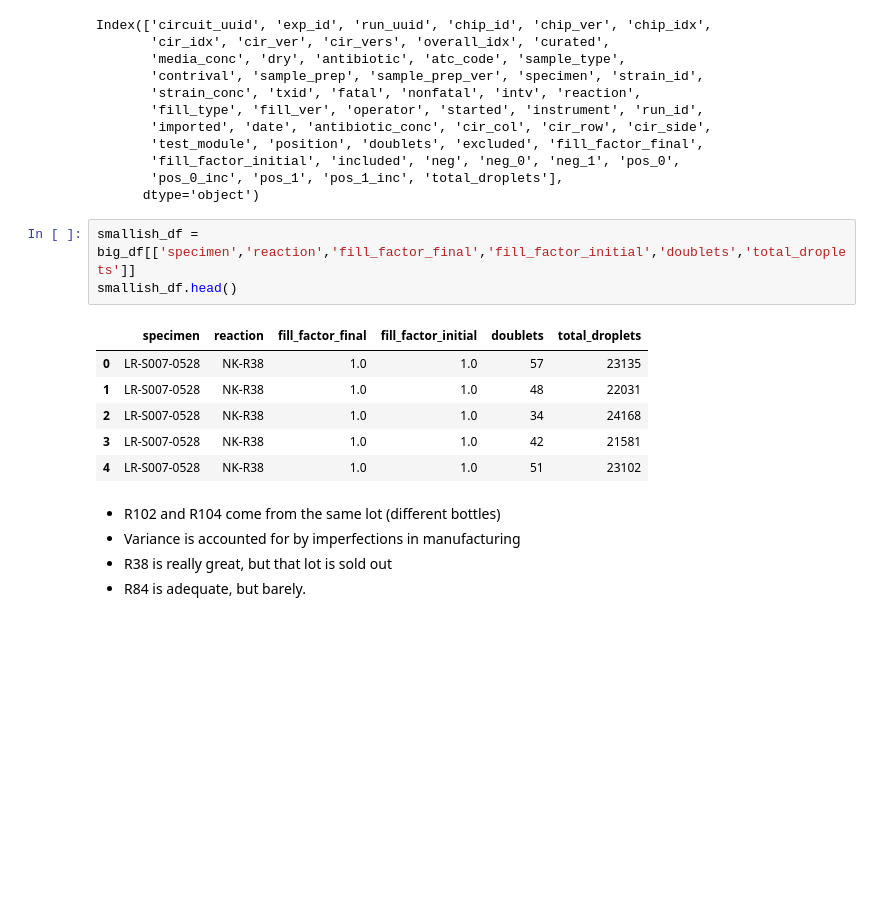
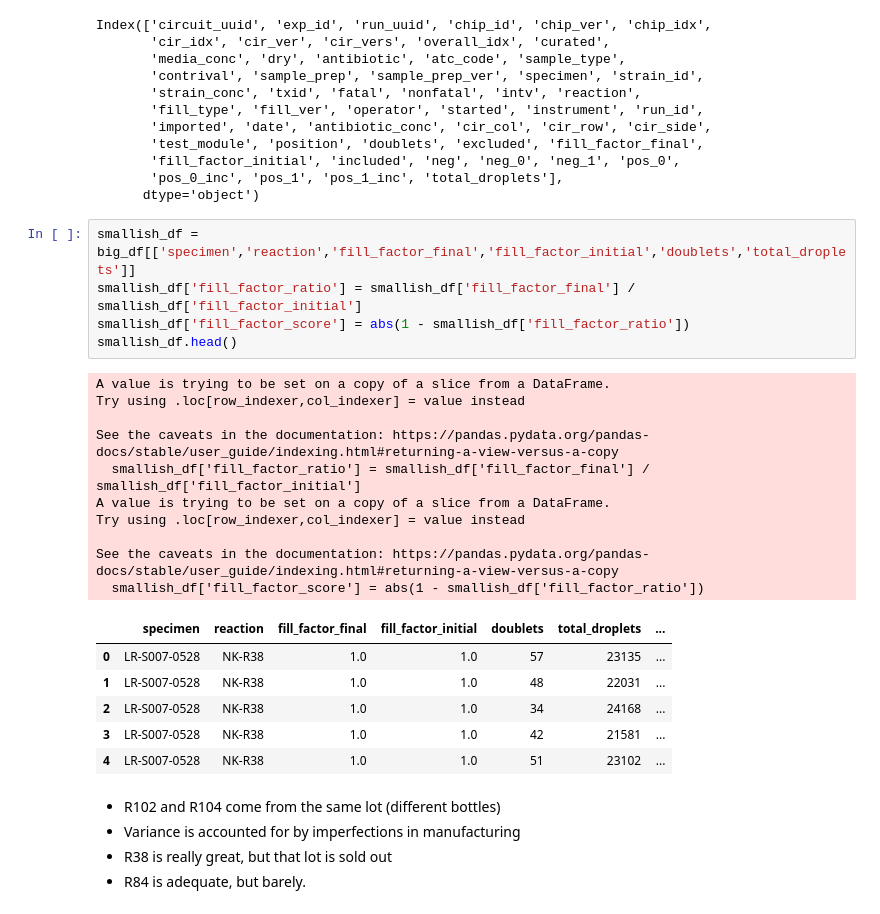
Before and after one commit to nicolejordann/Project_1, a Jupyter notebook: JameysCharts.ipynb, the cells around one changed output. Cells and saved outputs as stored; diff of their text form; blank space fills up the shorter version.

```diff
--- a/JameysCharts.ipynb
+++ b/JameysCharts.ipynb
@@ -19,14 +19,26 @@ Index(['circuit_uuid', 'exp_id', 'run_uuid', 'chip_id', 'chip_ver', 'chip_idx',
       dtype='object')
 # %%
 smallish_df = big_df[['specimen','reaction','fill_factor_final','fill_factor_initial','doublets','total_droplets']]
+smallish_df['fill_factor_ratio'] = smallish_df['fill_factor_final'] / smallish_df['fill_factor_initial']
+smallish_df['fill_factor_score'] = abs(1 - smallish_df['fill_factor_ratio'])
 smallish_df.head()
 # %% [output]
+A value is trying to be set on a copy of a slice from a DataFrame.
+Try using .loc[row_indexer,col_indexer] = value instead
+
+See the caveats in the documentation: https://pandas.pydata.org/pandas-docs/stable/user_guide/indexing.html#returning-a-view-versus-a-copy
+  smallish_df['fill_factor_ratio'] = smallish_df['fill_factor_final'] / smallish_df['fill_factor_initial']
+A value is trying to be set on a copy of a slice from a DataFrame.
+Try using .loc[row_indexer,col_indexer] = value instead
+
+See the caveats in the documentation: https://pandas.pydata.org/pandas-docs/stable/user_guide/indexing.html#returning-a-view-versus-a-copy
+  smallish_df['fill_factor_score'] = abs(1 - smallish_df['fill_factor_ratio'])
-|  | specimen | reaction | fill_factor_final | fill_factor_initial | doublets | total_droplets |
-| 0 | LR-S007-0528 | NK-R38 | 1.0 | 1.0 | 57 | 23135 |
-| 1 | LR-S007-0528 | NK-R38 | 1.0 | 1.0 | 48 | 22031 |
-| 2 | LR-S007-0528 | NK-R38 | 1.0 | 1.0 | 34 | 24168 |
-| 3 | LR-S007-0528 | NK-R38 | 1.0 | 1.0 | 42 | 21581 |
-| 4 | LR-S007-0528 | NK-R38 | 1.0 | 1.0 | 51 | 23102 |
+|  | specimen | reaction | fill_factor_final | fill_factor_initial | doublets | total_droplets | ... |
+| 0 | LR-S007-0528 | NK-R38 | 1.0 | 1.0 | 57 | 23135 | ... |
+| 1 | LR-S007-0528 | NK-R38 | 1.0 | 1.0 | 48 | 22031 | ... |
+| 2 | LR-S007-0528 | NK-R38 | 1.0 | 1.0 | 34 | 24168 | ... |
+| 3 | LR-S007-0528 | NK-R38 | 1.0 | 1.0 | 42 | 21581 | ... |
+| 4 | LR-S007-0528 | NK-R38 | 1.0 | 1.0 | 51 | 23102 | ... |
 # %% [markdown]
 - R102 and R104 come from the same lot (different bottles)
 - Variance is accounted for by imperfections in manufacturing
```
Also changed, not shown: parts of 16 cells of this notebook, 8 other files.
